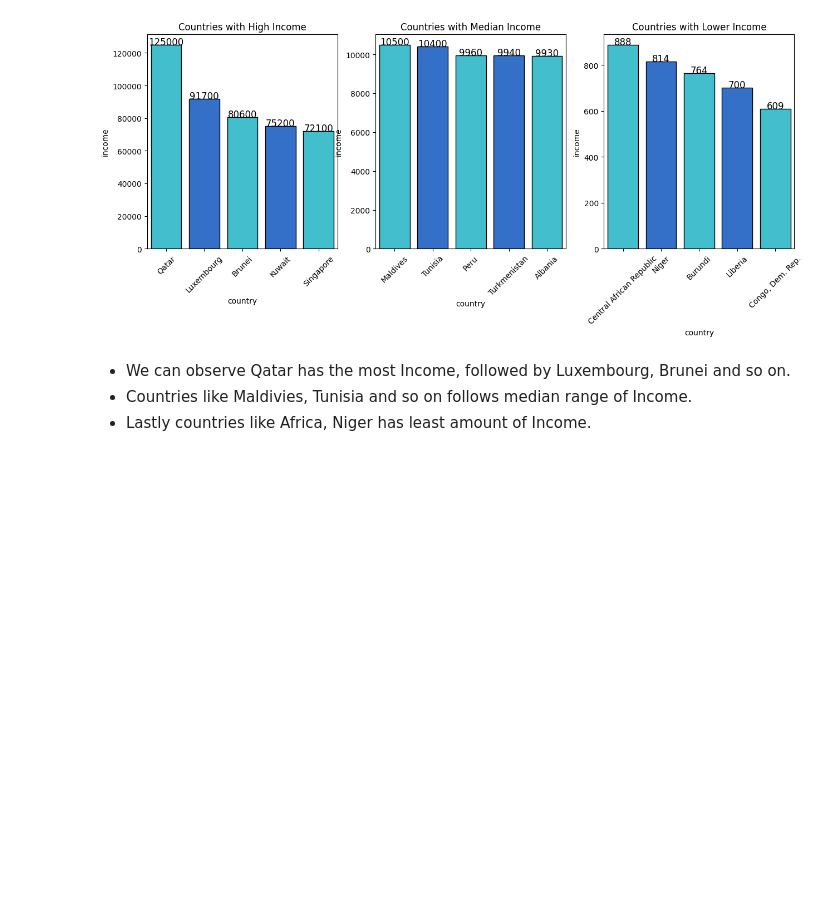
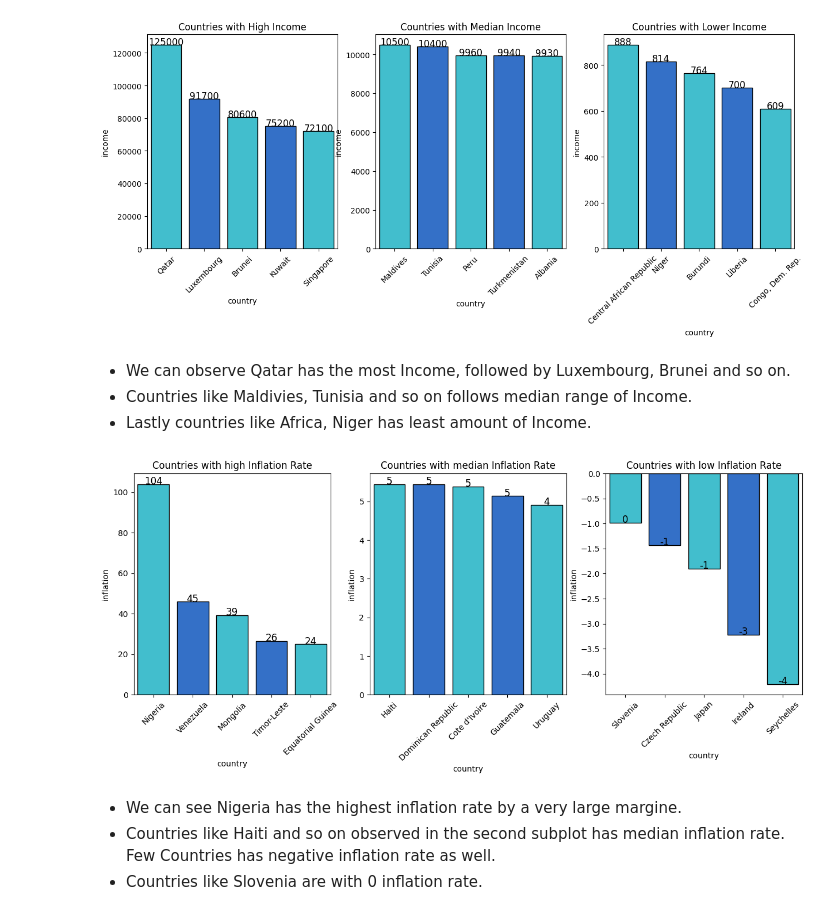
Before and after one commit to rizz045/Country-Data-Exploration-and-Preediction--Unsupervised-learning-, a Jupyter notebook: Country_Data_Exploration_and_Prediction.ipynb, the cells around one changed output. Saved outputs shown, nothing was run; the diff lists cells and outputs as text; code cells hidden in the pictures; blank space fills up the shorter version.

```diff
--- a/Country_Data_Exploration_and_Prediction.ipynb
+++ b/Country_Data_Exploration_and_Prediction.ipynb
@@ -327,3 +327,42 @@ for rect in ax.patches:
 * We can observe Qatar has the most Income, followed by Luxembourg, Brunei and so on.
 * Countries like Maldivies, Tunisia and so on follows median range of Income.
 * Lastly countries like Africa, Niger has least amount of Income.
+# %%
+# Let's explore the inflation column
+plt.subplots(nrows=1, ncols=3, figsize=(15, 5))
+plt.subplot(1, 3, 1)
+ax = sns.barplot(x='country', y='inflation',
+                 data = df.sort_values(ascending=False, by='inflation').iloc[:5],
+                 palette=colors, edgecolor='black')
+plt.title("Countries with high Inflation Rate")
+plt.xticks(rotation=45)
+for rect in ax.patches:
+    ax.text(rect.get_x()+rect.get_width()/2, rect.get_height(),
+            int(rect.get_height()), horizontalalignment='center', fontsize=12)
+
+plt.subplot(1, 3, 2)
+ax = sns.barplot(x='country', y='inflation',
+                 data = df.sort_values(ascending=False, by='inflation').iloc[81:86],
+                 palette=colors, edgecolor='black')
+plt.title("Countries with median Inflation Rate")
+plt.xticks(rotation=45)
+for rect in ax.patches:
+    ax.text(rect.get_x()+rect.get_width()/2, rect.get_height(),
+            int(rect.get_height()), horizontalalignment='center', fontsize=12)
+
+plt.subplot(1, 3, 3)
+ax = sns.barplot(x='country', y='inflation',
+                 data = df.sort_values(ascending=False, by='inflation').iloc[-5:],
+                 palette=colors, edgecolor='black')
+plt.title("Countries with low Inflation Rate")
+plt.xticks(rotation=45)
+for rect in ax.patches:
+    ax.text(rect.get_x()+rect.get_width()/2, rect.get_height(),
+            int(rect.get_height()), horizontalalignment='center', fontsize=12)
+# %% [output]
+[figure, added]
+# %% [markdown]
+* We can see Nigeria has the highest inflation rate by a very large margine.
+* Countries like Haiti and so on observed in the second subplot has median inflation rate.
+Few Countries has negative inflation rate as well.
+* Countries like Slovenia are with 0 inflation rate.
```
